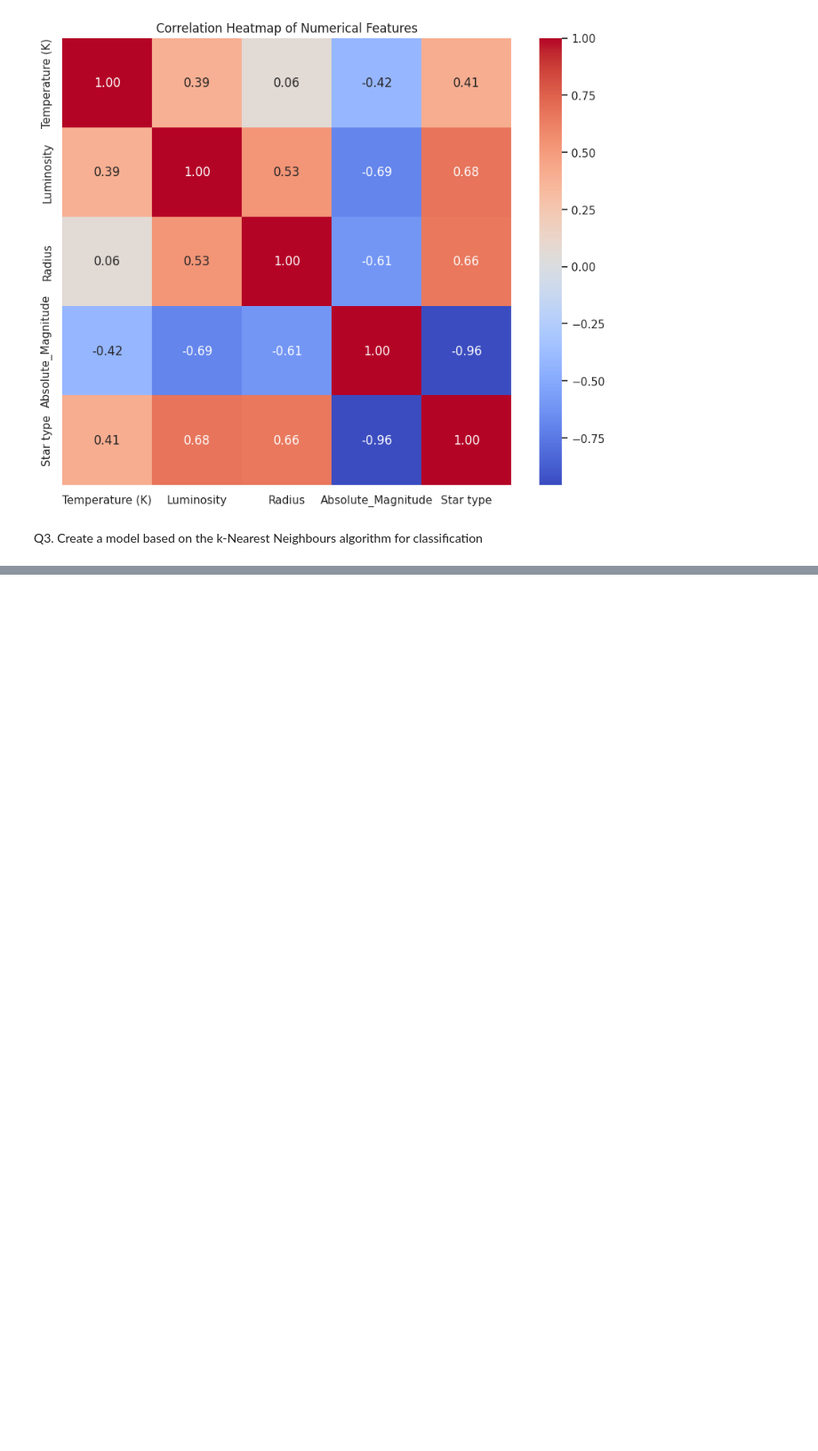
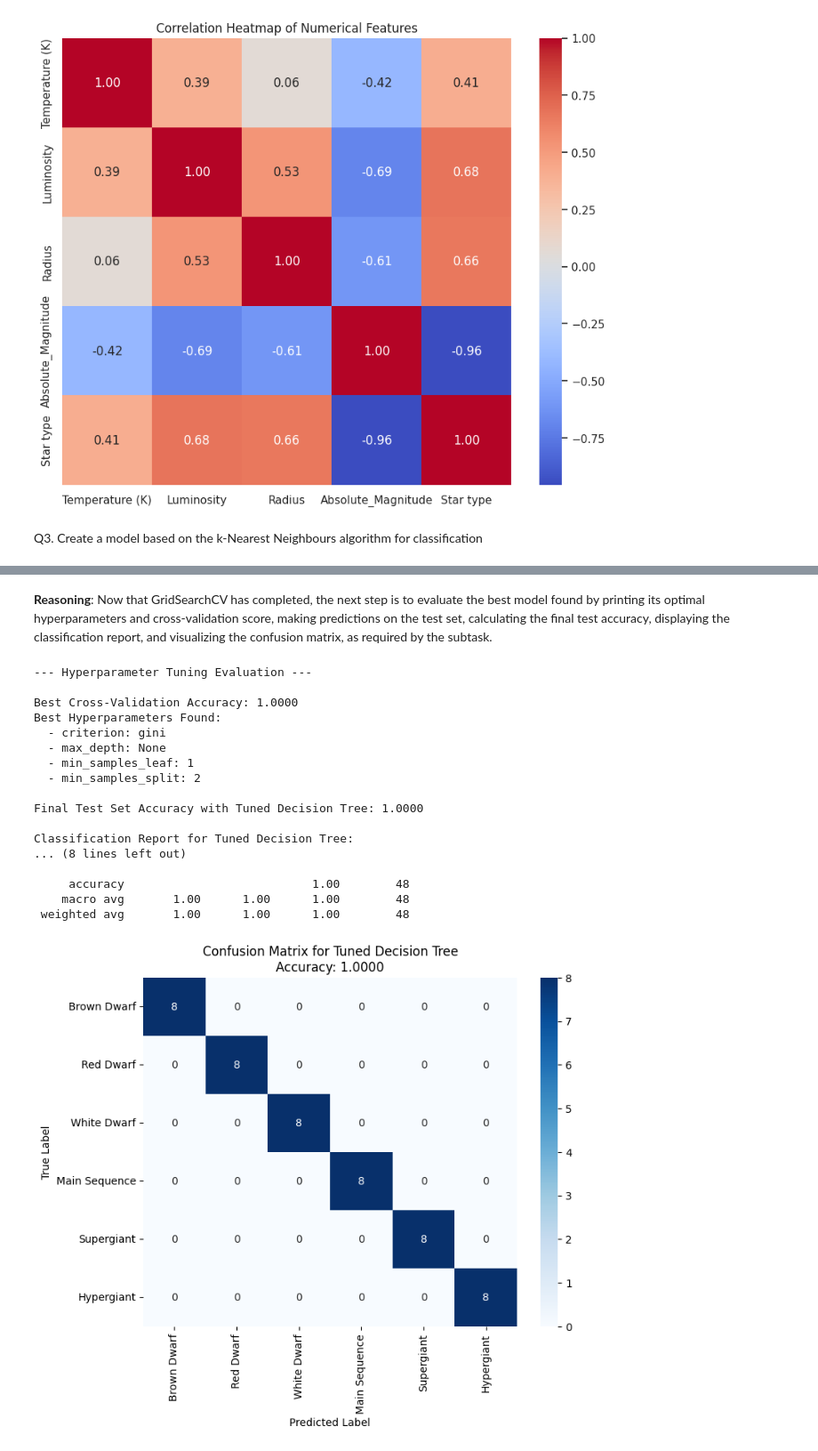
Before and after one commit to HassanKulu/AI-Coursework-2025, a Jupyter notebook: Stars_Classification.ipynb, the cells around one changed output, grey strips where cells are left out. Shown at 89% size. Saved outputs shown, nothing was run; the diff lists cells and outputs as text; code cells hidden in the pictures; blank space fills up the shorter version.

```diff
--- a/Stars_Classification.ipynb
+++ b/Stars_Classification.ipynb
@@ -274,0 +852,56 @@ Maximum accuracy achieved: 1.0000
+# %% [markdown]
+**Reasoning**:
+Now that GridSearchCV has completed, the next step is to evaluate the best model found by printing its optimal hyperparameters and cross-validation score, making predictions on the test set, calculating the final test accuracy, displaying the classification report, and visualizing the confusion matrix, as required by the subtask.
+# %%
+from sklearn.metrics import accuracy_score, classification_report, confusion_matrix
+import matplotlib.pyplot as plt
+import seaborn as sns
+
+# 1. Evaluate the Tuned Model
+print(
+"\n--- Hyperparameter Tuning Evaluation ---"
+)
+print(f"\nBest Cross-Validation Accuracy: {grid_search_dt.best_score_:.4f}")
+print("Best Hyperparameters Found:")
+for key, value in grid_search_dt.best_params_.items():
+    print(f"  - {key.split('__')[1]}: {value}")
+
+# Predict on the unseen Test Set with the best model
+y_pred_tuned_dt = grid_search_dt.best_estimator_.predict(X_test)
+final_accuracy_dt = accuracy_score(y_test, y_pred_tuned_dt)
+
+print(f"\nFinal Test Set Accuracy with Tuned Decision Tree: {final_accuracy_dt:.4f}")
+print("\nClassification Report for Tuned Decision Tree:")
+
+# Define target names for a readable classification report and confusion matrix
+type_labels = ['Brown Dwarf', 'Red Dwarf', 'White Dwarf', 'Main Sequence', 'Supergiant', 'Hypergiant']
+print(classification_report(y_test, y_pred_tuned_dt, target_names=type_labels, zero_division=0))
+
+# 2. Graphical Presentation: Confusion Matrix
+plt.figure(figsize=(8, 6))
+cm_tuned_dt = confusion_matrix(y_test, y_pred_tuned_dt)
+sns.heatmap(cm_tuned_dt, annot=True, fmt='g', cmap='Blues',
+            xticklabels=type_labels, yticklabels=type_labels)
+plt.title(f'Confusion Matrix for Tuned Decision Tree\nAccuracy: {final_accuracy_dt:.4f}')
+plt.xlabel('Predicted Label')
+plt.ylabel('True Label')
+plt.show()
+# %% [output]
+--- Hyperparameter Tuning Evaluation ---
+
+Best Cross-Validation Accuracy: 1.0000
+Best Hyperparameters Found:
+  - criterion: gini
+  - max_depth: None
+  - min_samples_leaf: 1
+  - min_samples_split: 2
+
+Final Test Set Accuracy with Tuned Decision Tree: 1.0000
+
+Classification Report for Tuned Decision Tree:
+... (8 lines left out)
+
+     accuracy                           1.00        48
+    macro avg       1.00      1.00      1.00        48
+ weighted avg       1.00      1.00      1.00        48
+[figure, added]
```
Also changed, not shown: parts of 24 cells of this notebook.
